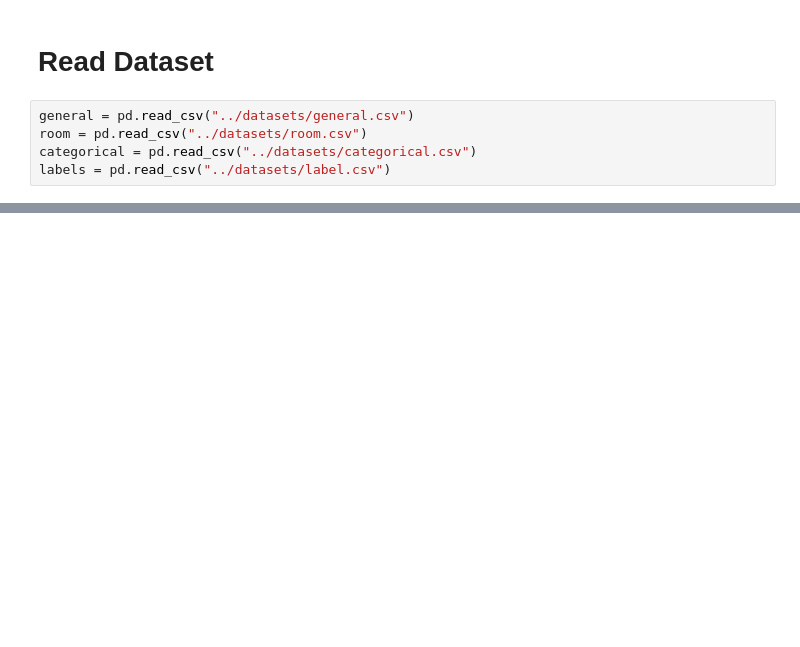
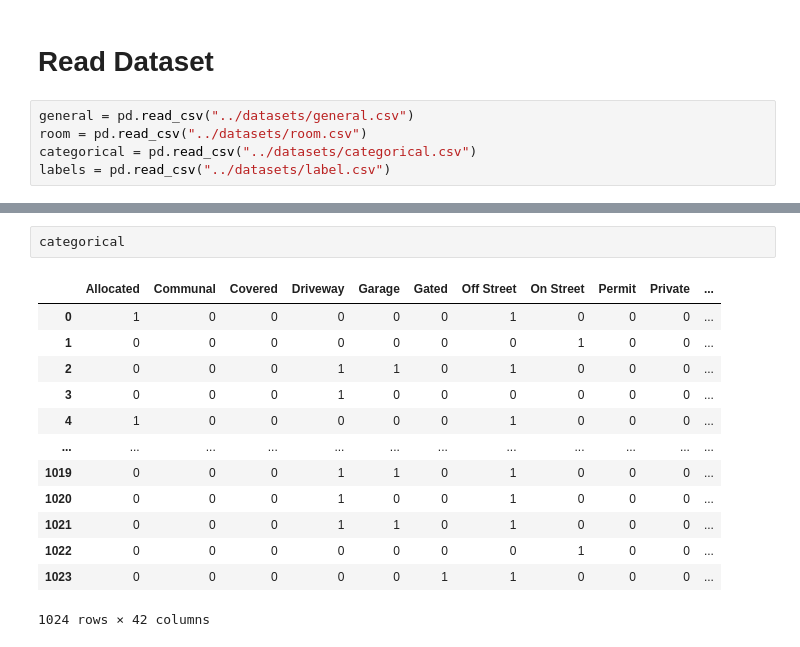
Before and after one commit to luowx0905/Individual-Project, a Jupyter notebook: sell property/build_model/build_basic_model.ipynb, the cells around one changed output, grey strips where cells are left out. Cells and saved outputs as stored; diff of their text form; blank space fills up the shorter version.

```diff
--- a/sell property/build_model/build_basic_model.ipynb
+++ b/sell property/build_model/build_basic_model.ipynb
@@ -26,0 +60,16 @@ labels = pd.read_csv("../datasets/label.csv")
+# %%
+categorical
+# %% [output]
+|  | Allocated | Communal | Covered | Driveway | Garage | Gated | Off Street | On Street | Permit | Private | ... |
+| 0 | 1 | 0 | 0 | 0 | 0 | 0 | 1 | 0 | 0 | 0 | ... |
+| 1 | 0 | 0 | 0 | 0 | 0 | 0 | 0 | 1 | 0 | 0 | ... |
+| 2 | 0 | 0 | 0 | 1 | 1 | 0 | 1 | 0 | 0 | 0 | ... |
+| 3 | 0 | 0 | 0 | 1 | 0 | 0 | 0 | 0 | 0 | 0 | ... |
+| 4 | 1 | 0 | 0 | 0 | 0 | 0 | 1 | 0 | 0 | 0 | ... |
+| ... | ... | ... | ... | ... | ... | ... | ... | ... | ... | ... | ... |
+| 1019 | 0 | 0 | 0 | 1 | 1 | 0 | 1 | 0 | 0 | 0 | ... |
+| 1020 | 0 | 0 | 0 | 1 | 0 | 0 | 1 | 0 | 0 | 0 | ... |
+| 1021 | 0 | 0 | 0 | 1 | 1 | 0 | 1 | 0 | 0 | 0 | ... |
+| 1022 | 0 | 0 | 0 | 0 | 0 | 0 | 0 | 1 | 0 | 0 | ... |
+| 1023 | 0 | 0 | 0 | 0 | 0 | 1 | 1 | 0 | 0 | 0 | ... |
+1024 rows × 42 columns
```
Also changed, not shown: parts of 6 cells of this notebook, 3 other files.
